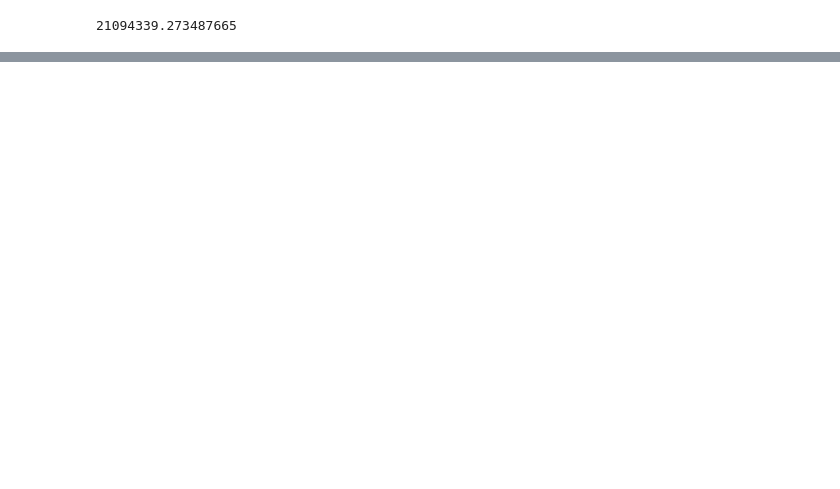
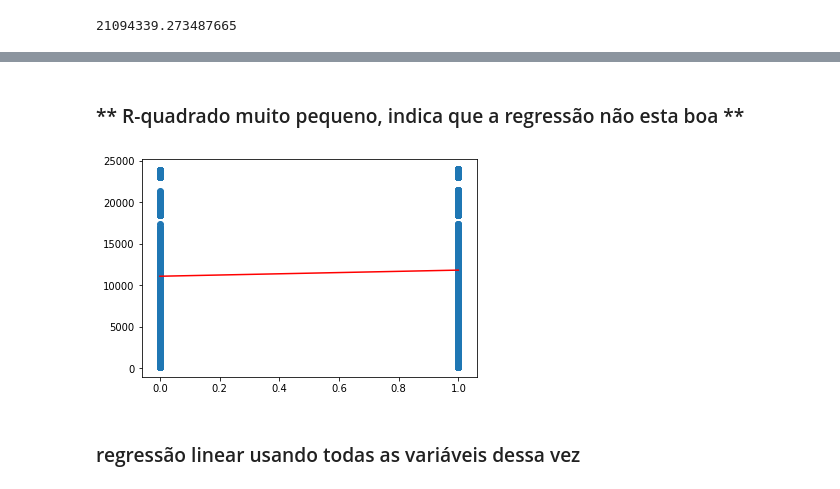
Before and after one commit to tluigimm/Projeto-3-CD, a Jupyter notebook: Trabalho 3.ipynb, the cells around one changed output, grey strips where cells are left out. Saved outputs shown, nothing was run; the diff lists cells and outputs as text; code cells hidden in the pictures; blank space fills up the shorter version.

```diff
--- a/Trabalho 3.ipynb
+++ b/Trabalho 3.ipynb
@@ -223,6 +395,10 @@ X_train.shape, y_train.shape, X_test.shape, y_test.shape
 # %%
-x = np.array(data['Purchase'])
-x_ = np.mean(x)
+y = np.array(data['Purchase'])
+y_ = np.mean(y)
+# %%
+# Usaremos apenas a coluna com os sexos como Y
+x  = np.array(data['Gender_M'])
+x_ = np.mean(x)
 # %%
 Sxx = np.sum((x - x_)**2)
 Sxx
@@ -231,6 +407,3 @@ Sxx
-# %%
-y = np.array(data['Gender_M'])
-y_ = np.mean(y)
 # %%
 Sxy = sum((x - x_)*(y - y_))
 Sxy
@@ -247,0 +421,3 @@ beta1: 4.972744552450878e-06
+# %%
+x_v = np.linspace(x.min(), x.max(), 500)
+y_v = beta0 + beta1*x_v
@@ -247,0 +449,9 @@ beta1: 4.972744552450878e-06
+# %% [markdown]
+### ** R-quadrado muito pequeno, indica que a regressão não esta boa **
+# %%
+plt.plot(x_v,y_v, color="r"); # resultados da regressão
+plt.scatter(x, y); # dados
+# %% [output]
+[figure, added]
+# %% [markdown]
+### regressão linear usando todas as variáveis dessa vez
```
Also changed, not shown: parts of 53 cells of this notebook.
